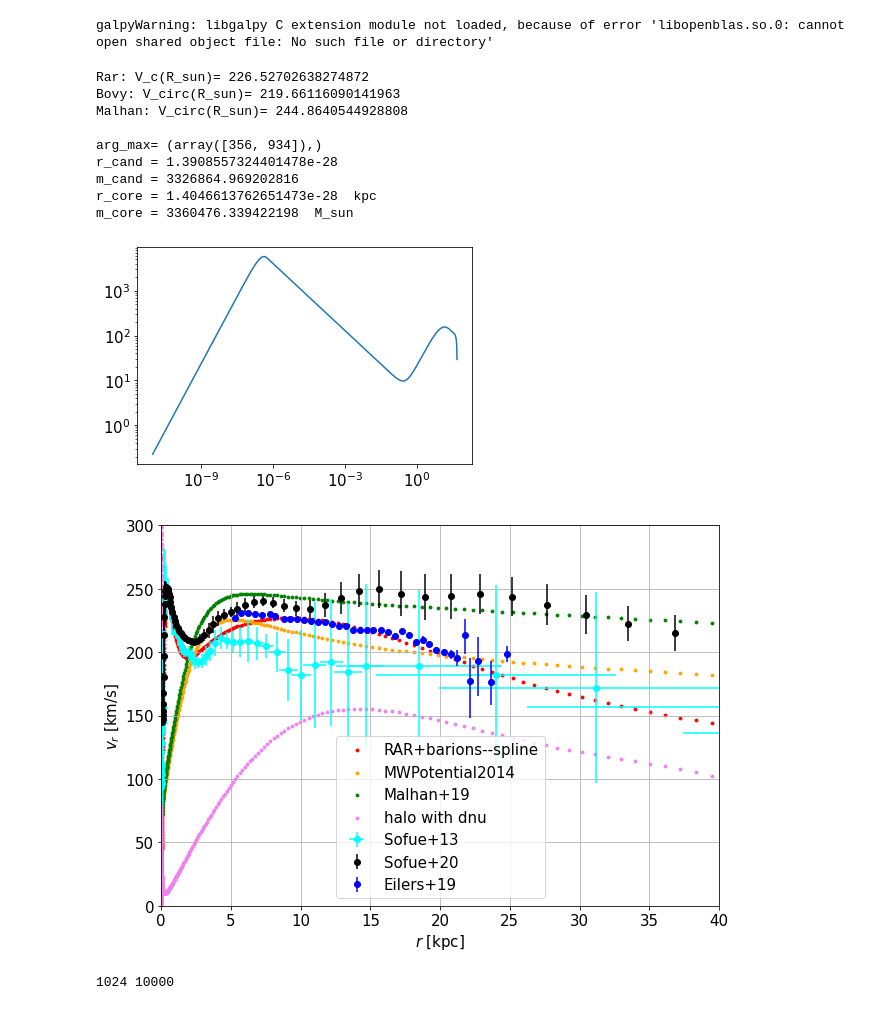
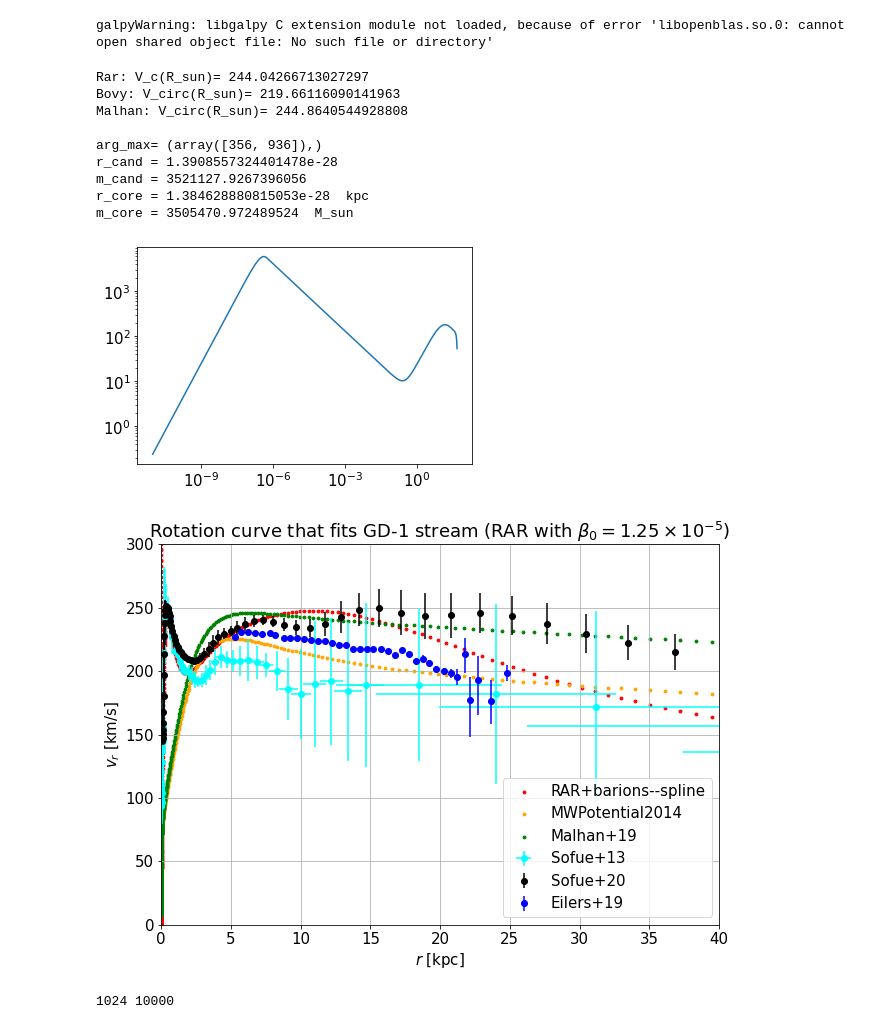
Before and after one commit to martinmestre/stream-fit, a Jupyter notebook: orbitpot_model/rotation_curve.ipynb, the cells around one changed output. Saved outputs shown, nothing was run; the diff lists cells and outputs as text; code cells hidden in the pictures.

Commit message:
Rotation curve also for the case of varying disk parameters.

```diff
--- a/orbitpot_model/rotation_curve.ipynb
+++ b/orbitpot_model/rotation_curve.ipynb
@@ -25,8 +26,6 @@ from scipy.signal import argrelextrema
 galpyWarning: libgalpy C extension module not loaded, because of error 'libopenblas.so.0: cannot open shared object file: No such file or directory'
 # %%
 # Rotation velocity
-import accelerations as ac
-import potential_classes as pot
 
 c=2.997925e5  # km s^-1
 kpc2cm = 3.0856776e+21 #cm/kpc
@@ -70,21 +69,41 @@ asym_error = [v_Eilers['e_down'], v_Eilers['e_up']]
 # Set barionic potentials
 M_gal=2.32e7  # Msun
 bulge = pot.Plummer(460.0*M_gal,0.3)
-thin = pot.MiyamotoNagai(1700.0*M_gal,5.3,0.25)
-thick= pot.MiyamotoNagai(1700.0*M_gal,2.6,0.8)
+# thin = pot.MiyamotoNagai(1700.0*M_gal,5.3,0.25)
+# thick= pot.MiyamotoNagai(1700.0*M_gal,2.6,0.8)
+# Changing the disk paramters according to "fit_pot-slice-barions_..."
+[alpha, scale, scaleb] = [1.148997022079204511e+00,
+                          1.063196394644405185e+00,
+                          9.072897756291734561e-01]
+thin = pot.MiyamotoNagai(1700.0*M_gal*alpha, 5.3*scale, 0.25*scaleb)
+thick = pot.MiyamotoNagai(1700.0*M_gal*alpha, 2.6*scale, 0.8*scaleb)
 
 
 # Set halo potential
 ener_f = 56.0  # keV
 # theta_0, W_0, beta_0 = 3.77780827e+01, 6.63468885e+01, 1.20446329e-05
-theta_0 = 3.555983357444605275e+01
-W_0 = theta_0 + 2.695065692279481695e+01
+# theta_0 = 3.555983357444605275e+01
+# W_0 = theta_0 + 2.695065692279481695e+01
 # theta_0 = 3.623511473208260014e+01
 # W_0 = theta_0 + 2.745737545624503895e+01
 # theta_0 = 3.595711139271328705e+01
 # W_0 = theta_0 + 2.725291292672873666e+01
-beta_0 = 1.1977e-5
-beta_0 = 1.20446329e-05
+# beta_0 = 1.1977e-5
+# beta_0 = 1.20446329e-05
+theta_0 = 3.626724510339099083e+01
+d_theta = 2.747475602895485736e+01
+beta_0 = 1.25e-5
+
+# List of solutions from GD-1 fit (Crests of maximums.)
+# beta_0 = 1.0e-5
+# theta_0, d_theta = 36.5310621242485, 27.687374749498996
+# beta_0 = 1.2e-05
+# theta_0, d_theta = 36.28657314629258, 27.494989979959918
+# beta_0 = 1.3000000000000001e-05
+# theta_0, d_theta = 36.22244488977956, 27.442885771543086
+# beta_0 =1.5e-05
+# theta_0, d_theta = 36.02204408817635, 27.286573146292586
+W_0 = theta_0+d_theta
 param = np.array([ener_f,theta_0, W_0, beta_0 ])
 halo = pot.RAR(param)
 
@@ -109,50 +128,51 @@ def get_core(r):
     r_cand = r[arg_first_max]
     bounds=np.array([r_cand*0.5,r_cand*1.5])
     r_core=optimize.fminbound(lambda r: -v_circ_gr(r),bounds[0],bounds[1],xtol=0.5e-14,maxfun=1000)
-    m_core=cfg.mass_spline(r_core)
+    m_core=halo.mass_spline(r_core)
     print('r_cand =', r_cand*cm2kpc)
-    print('m_cand =', cfg.mass_spline(r_cand))
+    print('m_cand =', halo.mass_spline(r_cand))
     print('r_core =', r_core*cm2kpc,' kpc')
     print('m_core =', m_core, ' M_sun')
     plt.plot(r, v_circ_gr(r))
     plt.xscale('log')
     plt.yscale('log')
     plt.show()
     return r_core, m_core
 
 get_core(r_vec)
 
 # Plot
 fig = plt.figure(figsize=(10,7))
 font = {"size": 15}
 plt.rc('font', **font)
 plt.scatter(r_vec,v_vec,s=8,marker='o', color='red', label='RAR+barions--spline')
 plt.scatter(r_vec,v_galpy,s=8,marker='o', color='orange',label='MWPotential2014')
 plt.scatter(r_vec,v_malhan,s=8,marker='o', color='green',label='Malhan+19')
-plt.scatter(r_vec,v_circ_gr(r_vec), s=8,marker='o', color='violet',label='halo with dnu')
+# plt.scatter(r_vec,v_circ_gr(r_vec), s=8,marker='o', color='violet',label='halo with dnu')
 plt.errorbar(v_Sof['r']/1.e3, v_Sof['v'], xerr=v_Sof['err_r']/1.e3 ,yerr=v_Sof['err_v'], fmt='o', color='cyan', label='Sofue+13')
 plt.errorbar(v_Sof20['Radius'],v_Sof20['Velocity'],yerr=v_Sof20['Error'],fmt='o',color='black',label='Sofue+20')
 plt.errorbar(v_Eilers['r'],v_Eilers['v'],yerr=asym_error,fmt='o',color='blue',label='Eilers+19')
 plt.xlim(0,40)
 plt.ylim(0,300)
 plt.xlabel(r'$r$ [kpc]')
 plt.ylabel(r'$v_r$ [km/s]')
 plt.grid(True)
 plt.legend()
 # plt.xscale('log')
-plt.savefig('plots/rotation_curve.png')
+plt.title(r'Rotation curve that fits GD-1 stream (RAR with $\beta_0=1.25\times 10^{-5}$)')
+plt.savefig('plots/rotation_curve_beta0_1.25e-5.png')
 # %% [output]
-Rar: V_c(R_sun)= 226.52702638274872
+Rar: V_c(R_sun)= 244.04266713027297
 Bovy: V_circ(R_sun)= 219.66116090141963
 Malhan: V_circ(R_sun)= 244.8640544928808
 
-arg_max= (array([356, 934]),)
+arg_max= (array([356, 936]),)
 r_cand = 1.3908557324401478e-28
-m_cand = 3326864.969202816
-r_core = 1.4046613762651473e-28  kpc
-m_core = 3360476.339422198  M_sun
+m_cand = 3521127.9267396056
+r_core = 1.384628880815053e-28  kpc
+m_core = 3505470.972489524  M_sun
 [figure]
-[figure, old version]
+[figure, new version]
 # %%
 print(2**10,10**4)
 # %% [output]
```
Also changed, not shown: parts of 1 cell of this notebook.
